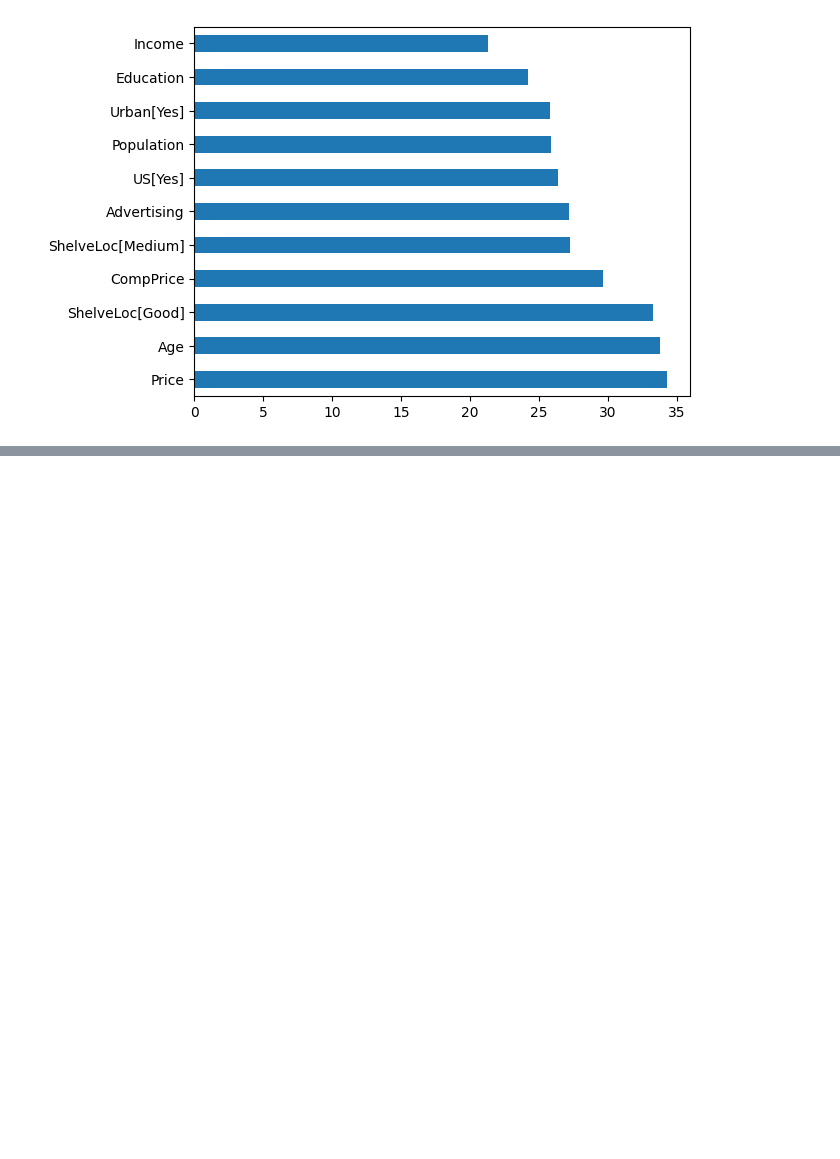
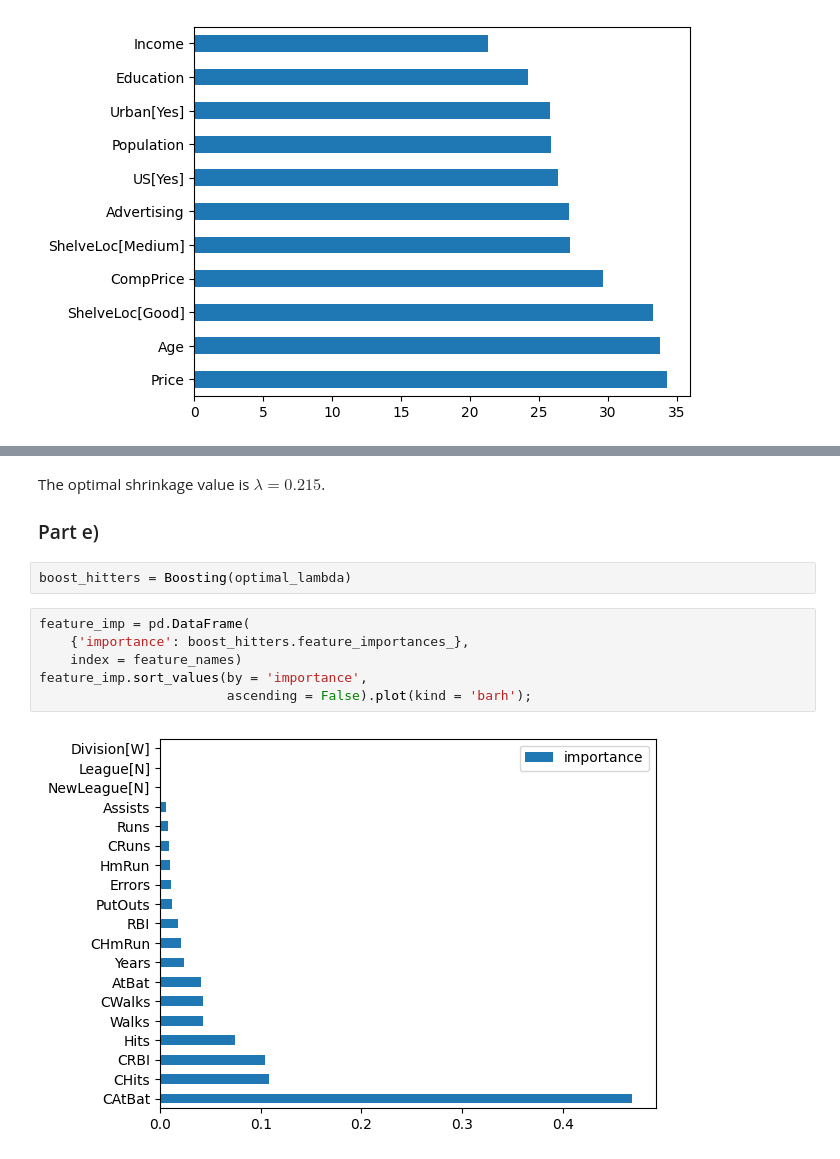
Before and after one commit to Chrillemis/Math-180-Applied-Statistics-and-Machine-Learning, a Jupyter notebook: HW9.ipynb, the cells around one changed output, grey strips where cells are left out. Saved outputs shown, nothing was run; the diff lists cells and outputs as text; blank space fills up the shorter version.

```diff
--- a/HW9.ipynb
+++ b/HW9.ipynb
@@ -150,0 +204,13 @@ Here we get the lowest testing MSE so far and bart uses all the variables almost
+# %% [markdown]
+The optimal shrinkage value is $\lambda = 0.215$.
+### Part e)
+# %%
+boost_hitters = Boosting(optimal_lambda)
+# %%
+feature_imp = pd.DataFrame(
+    {'importance': boost_hitters.feature_importances_},
+    index = feature_names)
+feature_imp.sort_values(by = 'importance',
+                        ascending = False).plot(kind = 'barh');
+# %% [output]
+[figure, added]
```
Also changed, not shown: parts of 16 cells of this notebook.
